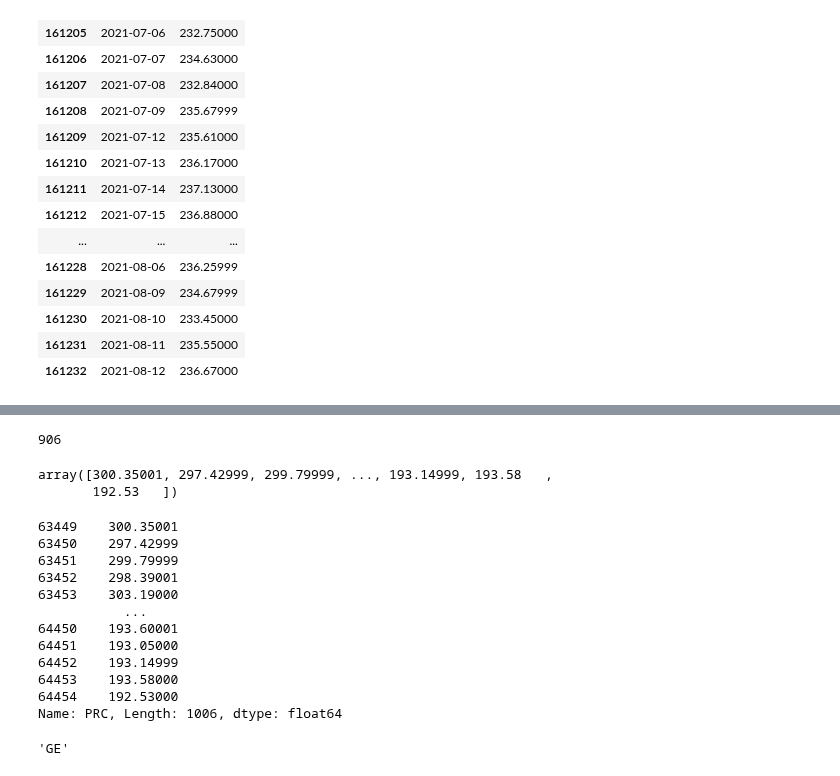
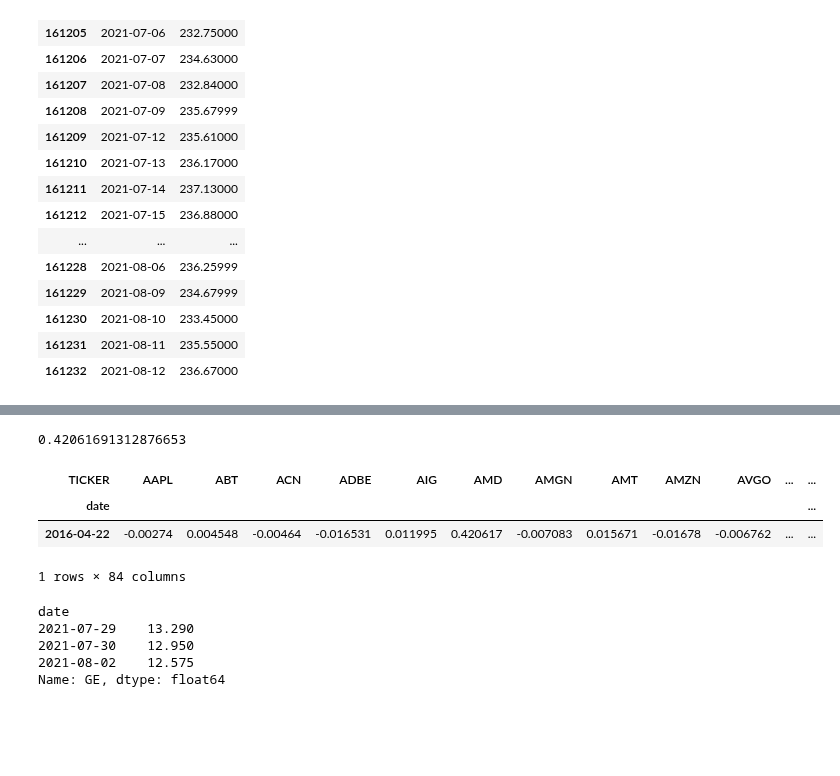
Before and after one commit to bufn403/portfolio-rl, a Jupyter notebook: new_env_test.py.ipynb, the cells around one changed output, grey strips where cells are left out. Saved outputs shown, nothing was run; the diff lists cells and outputs as text; code cells hidden in the pictures; blank space fills up the shorter version.

```diff
--- a/new_env_test.py.ipynb
+++ b/new_env_test.py.ipynb
@@ -883,14 +900,23 @@ ok = df.apply(lambda row: is_max_val_count(row['TICKER']), axis=1)
 df = df[ok]
 df = df[(df.date.dt.year >= 2010) & (df.date.dt.year <= 2024)]
 
+# # create stock array
+# pivot_price_df = df.pivot(index='date', columns='TICKER', values='PRC')
+# stock_array = pivot_price_df.values.astype(float)
+#
+# # adjust for stock splits
+# pivot_facpr_df = df.pivot(index='date', columns='TICKER', values='FACPR')
+# facpr_array = pivot_facpr_df.values.astype(float)
+# stock_array = stock_array / (1+facpr_array).cumprod(axis=0)
+#
+# # np.log(1 + np.diff(self.stock_array, axis=0) / self.stock_array[:-1, :])
+# ret = np.log((stock_array[1:] - stock_array[:-1]) / stock_array[:-1] + 1)
+
 # create stock array
-pivot_price_df = df.pivot(index='date', columns='TICKER', values='PRC')
-stock_array = pivot_price_df.values.astype(float)
+stock_df = df.pivot(index='date', columns='TICKER', values='PRC').astype(float)
 
 # adjust for stock splits
-pivot_facpr_df = df.pivot(index='date', columns='TICKER', values='FACPR')
-facpr_array = pivot_facpr_df.values.astype(float)
-stock_array = stock_array / (1+facpr_array).cumprod(axis=0)
+facpr_df = df.pivot(index='date', columns='TICKER', values='FACPR').astype(float)
+stock_df = stock_df * (1+facpr_df).cumprod(axis=0)
+# assert np.all(self.stock_df.pct_change().iloc[1:, :] > -1), f"{(self.stock_df.pct_change().iloc[1:, :] <= -1).sum().sum()=}, {np.any(pd.isna(self.stock_df.pct_change().iloc[1:, :]))}"
+ret = np.log(stock_df.pct_change().iloc[1:, :] + 1)
-# %%
-# np.log(1 + np.diff(self.stock_array, axis=0) / self.stock_array[:-1, :])
-ret = np.log(pivot_price_df.pct_change() + 1)
@@ -912,28 +923,19 @@ tickers = sorted(df.TICKER.unique())
-# %%
-len(times)
-# %% [output]
-906
-# %%
-stock_array[:, 0]
-# %% [output]
-array([300.35001, 297.42999, 299.79999, ..., 193.14999, 193.58   ,
-       192.53   ])
-# %%
-df[df.TICKER == tickers[0]].PRC
-# %% [output]
-63449    300.35001
-63450    297.42999
-63451    299.79999
-63452    298.39001
-63453    303.19000
-           ...
-64450    193.60001
-64451    193.05000
-64452    193.14999
-64453    193.58000
-64454    192.53000
-Name: PRC, Length: 1006, dtype: float64
-# %%
-tickers[35]
-# %% [output]
-'GE'
+# %%
+ret.max().max()
+# %% [output]
+0.42061691312876653
+# %%
+ret[ret.max(axis=1) == ret.max().max()]
+# %% [output]
+| TICKER | AAPL | ABT | ACN | ADBE | AIG | AMD | AMGN | AMT | AMZN | AVGO | ... | ... |
+| date |  |  |  |  |  |  |  |  |  |  |  | ... |
+| 2016-04-22 | -0.00274 | 0.004548 | -0.00464 | -0.016531 | 0.011995 | 0.420617 | -0.007083 | 0.015671 | -0.01678 | -0.006762 | ... | ... |
+1 rows × 84 columns
+# %%
+stock_df.loc[(stock_df.index > '2021-07-28') & (stock_df.index < '2021-08-03'), 'GE']
+# %% [output]
+date
+2021-07-29    13.290
+2021-07-30    12.950
+2021-08-02    12.575
+Name: GE, dtype: float64
```
Also changed, not shown: parts of 16 cells of this notebook, 1 other file.
